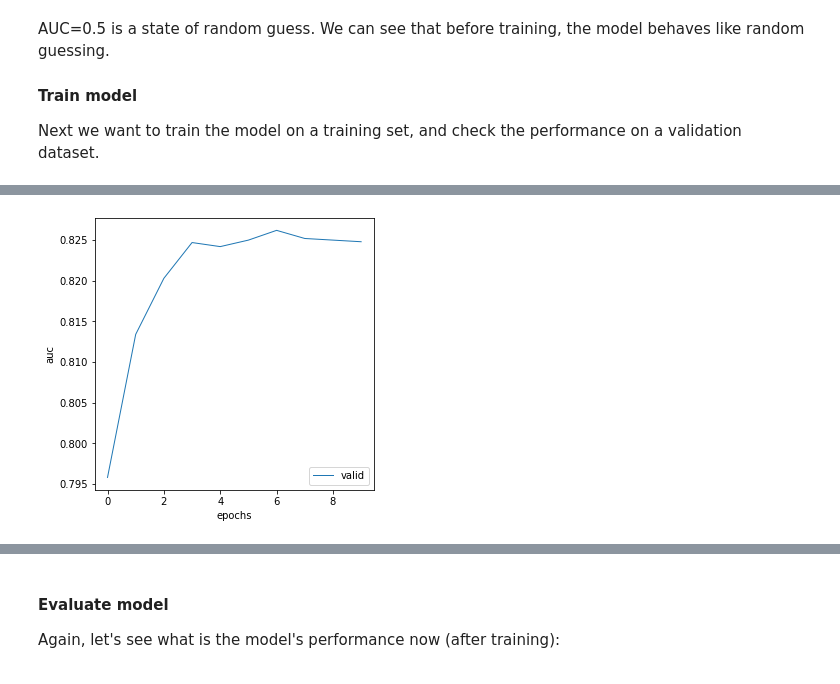
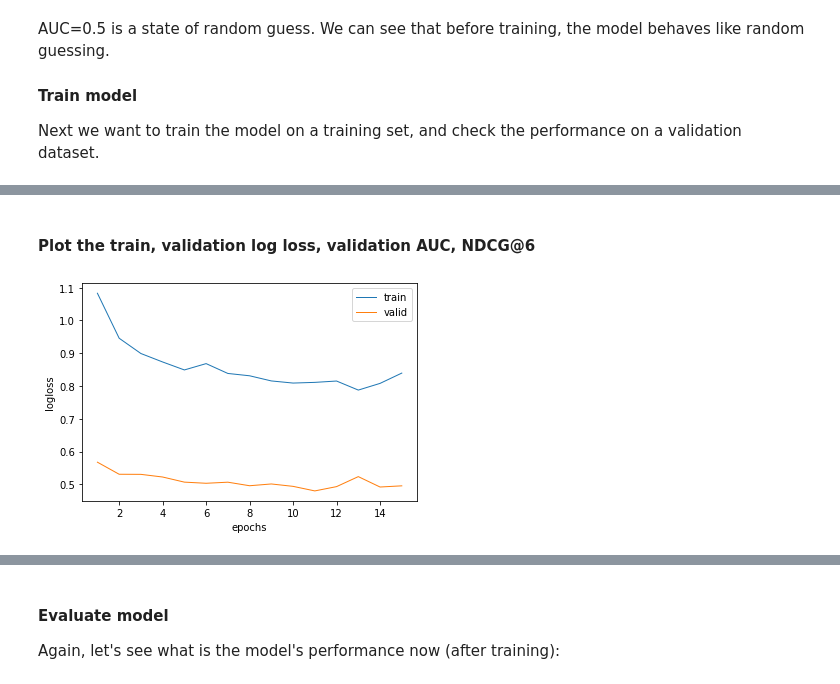
Before and after one commit to ss-github-code/capstone_recsys, a Jupyter notebook: modeling/slirec/slirec_electronics.ipynb, the cells around one changed output, grey strips where cells are left out. Saved outputs shown, nothing was run; the diff lists cells and outputs as text; code cells hidden in the pictures.

```diff
--- a/modeling/slirec/slirec_electronics.ipynb
+++ b/modeling/slirec/slirec_electronics.ipynb
@@ -180,15 +187,25 @@ Time cost for training is 253.59 mins
-# %%
-from recommenders.utils import plot
-
-valid_auc = [0.7958, 0.8134, 0.8203, 0.8247, 0.8242, 0.825, 0.8262, 0.8252, 0.825, 0.8248]
-
-x = range(1,11)
-plot.line_graph(
-    values=valid_auc,
-    labels='valid',
-    x_name='epochs',
-    y_name='auc',
-    legend_loc='lower right'
-)
-# %% [output]
-[figure, removed]
+# %% [markdown]
+#### Plot the train, validation log loss, validation AUC, NDCG@6
+# %%
+# scan the log above to get the mean of data_loss, valid_loss, validation AUC, NDCG@6
+train_loss = [1.083, 0.9458, 0.8992, 0.8734, 0.8491, 0.8684, 0.8384, 0.8313, 0.8156, 0.8091,
+              0.8112, 0.8153, 0.7877, 0.8081, 0.8395]
+valid_loss = [0.5678, 0.531, 0.5307, 0.5226, 0.507,  0.5035, 0.5068, 0.496,  0.5014, 0.4941,
+              0.4802, 0.4933, 0.5238, 0.4921, 0.4957]
+auc =  [0.7874, 0.8022, 0.8083, 0.8107, 0.8158, 0.809, 0.8144, 0.8148, 0.8175, 0.8126,
+        0.8148, 0.8163, 0.8135, 0.8134, 0.8182]
+ndcg6 = [0.7932, 0.8045, 0.8097, 0.8118, 0.8131, 0.8113, 0.8141, 0.8152, 0.8155, 0.814,
+         0.8145, 0.8159, 0.8143, 0.813, 0.8152]
+# %%
+import matplotlib.pyplot as plt
+
+x = range(1,len(train_loss)+1)
+
+plt.plot(x, train_loss, label='train', lw=1)
+plt.plot(x, valid_loss, label='valid', lw=1)
+plt.xlabel('epochs')
+plt.ylabel('logloss')
+plt.legend(loc='upper right')
+plt.savefig(data_path + '/sli_train_valid_logloss.png', facecolor='white')
+# %% [output]
+[figure, added]
```
Also changed, not shown: parts of 18 cells of this notebook.
